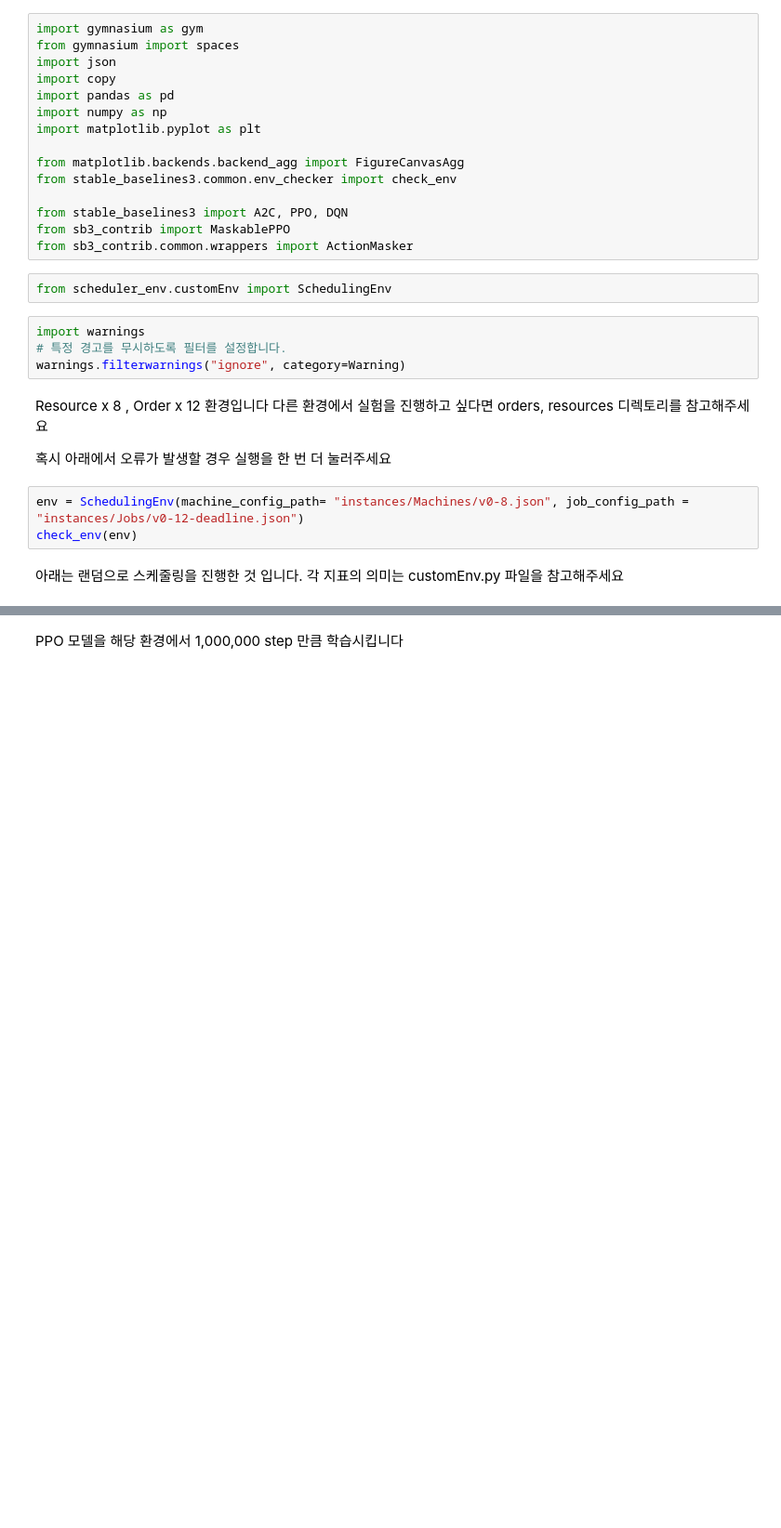
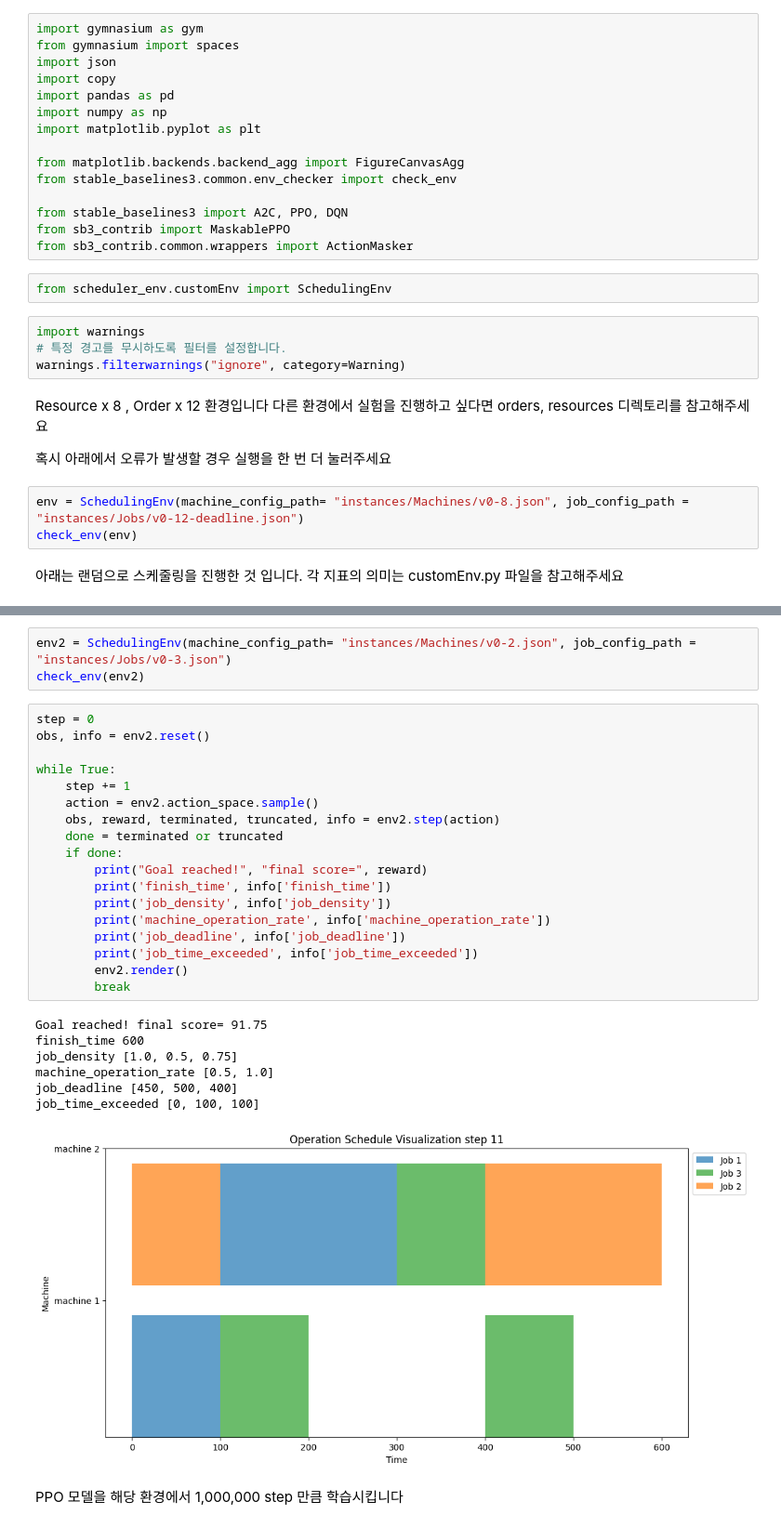
Before and after one commit to Huch0/RL-Scheduler, a Jupyter notebook: Test_CustomEnv.ipynb, the cells around one changed output, grey strips where cells are left out. Shown at 93% size. Saved outputs shown, nothing was run; the diff lists cells and outputs as text; blank space fills up the shorter version.

```diff
--- a/Test_CustomEnv.ipynb
+++ b/Test_CustomEnv.ipynb
@@ -56,3 +56,32 @@ while True:
+# %%
+env2 = SchedulingEnv(machine_config_path= "instances/Machines/v0-2.json", job_config_path = "instances/Jobs/v0-3.json")
+check_env(env2)
+# %%
+step = 0
+obs, info = env2.reset()
+
+while True:
+    step += 1
+    action = env2.action_space.sample()
+    obs, reward, terminated, truncated, info = env2.step(action)
+    done = terminated or truncated
+    if done:
+        print("Goal reached!", "final score=", reward)
+        print('finish_time', info['finish_time'])
+        print('job_density', info['job_density'])
+        print('machine_operation_rate', info['machine_operation_rate'])
+        print('job_deadline', info['job_deadline'])
+        print('job_time_exceeded', info['job_time_exceeded'])
+        env2.render()
+        break
+# %% [output]
+Goal reached! final score= 91.75
+finish_time 600
+job_density [1.0, 0.5, 0.75]
+machine_operation_rate [0.5, 1.0]
+job_deadline [450, 500, 400]
+job_time_exceeded [0, 100, 100]
+[figure, added]
 # %% [markdown]
 PPO 모델을 해당 환경에서 1,000,000 step 만큼 학습시킵니다
 # %%
```
Also changed, not shown: parts of 3 cells of this notebook, 2 other files.
